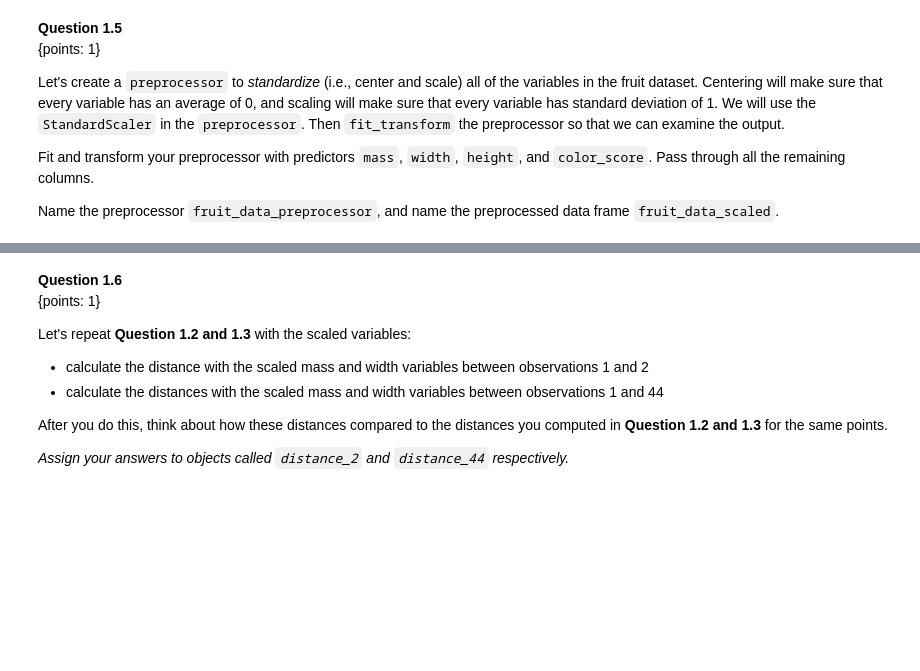
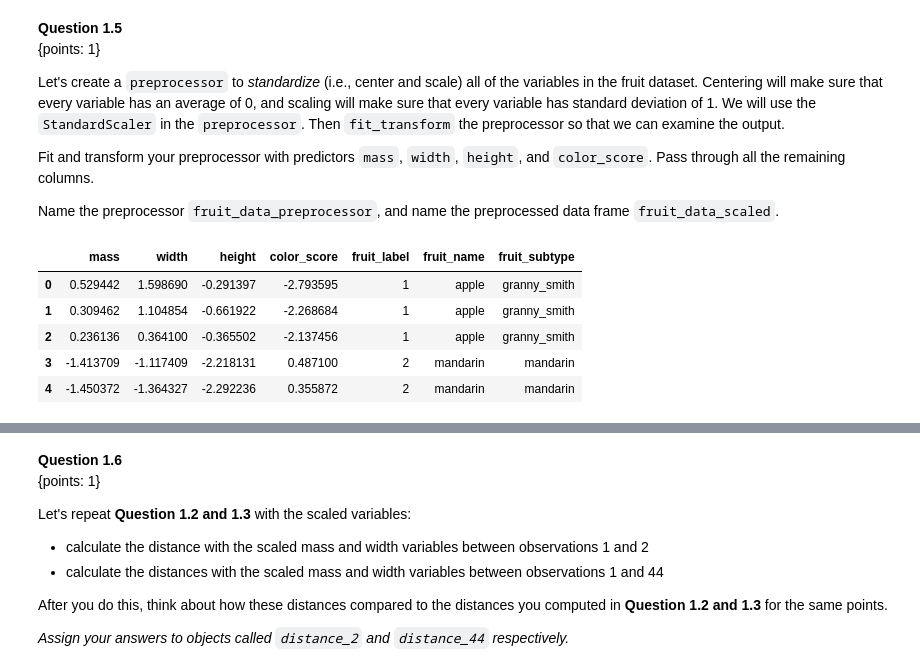
Before and after one commit to kshim99/DS-Modelling-Practice, a Jupyter notebook: data-science-a-first-intro-python-worksheets-main/py_worksheet_classification2/py_worksheet_classification2.ipynb, the cells around one changed output, grey strips where cells are left out. Cells and saved outputs as stored; diff of their text form; code cells hidden in the pictures; blank space fills up the shorter version.

```diff
--- a/data-science-a-first-intro-python-worksheets-main/py_worksheet_classification2/py_worksheet_classification2.ipynb
+++ b/data-science-a-first-intro-python-worksheets-main/py_worksheet_classification2/py_worksheet_classification2.ipynb
@@ -231,15 +261,30 @@ Name the preprocessor `fruit_data_preprocessor`, and name the preprocessed data
 # %%
 # ___ = ___(
 #     (StandardScaler(), [___, ___, ___, ___]),
 #     remainder=___
 # )
 
 # ___ = fruit_data_preprocessor.___(___)
 
 
 # your code here
-raise NotImplementedError
+
+fruit_data_preprocessor = make_column_transformer(
+    (StandardScaler(), ["mass", "width", "height", "color_score"]),
+    remainder='passthrough',
+    verbose_feature_names_out=False
+)
+fruit_data_scaled = fruit_data_preprocessor.fit_transform(fruit_data)
+#fruit_data_scaled.rename(columns={"remainder__fruit_label": "fruit_label", "remainder__fruit_name": "fruit_name", "remainder__fruit_subtype": "fruit_subtype", "remainder__color_score": "color_score"}, inplace=False)
+
 fruit_data_scaled.head()
+# %% [output]
+|  | mass | width | height | color_score | fruit_label | fruit_name | fruit_subtype |
+| 0 | 0.529442 | 1.598690 | -0.291397 | -2.793595 | 1 | apple | granny_smith |
+| 1 | 0.309462 | 1.104854 | -0.661922 | -2.268684 | 1 | apple | granny_smith |
+| 2 | 0.236136 | 0.364100 | -0.365502 | -2.137456 | 1 | apple | granny_smith |
+| 3 | -1.413709 | -1.117409 | -2.218131 | 0.487100 | 2 | mandarin | mandarin |
+| 4 | -1.450372 | -1.364327 | -2.292236 | 0.355872 | 2 | mandarin | mandarin |
 # %%
 from hashlib import sha1
 assert sha1(str(type(fruit_data_scaled is None)).encode("utf-8")+b"335d9c06fbd9d8ad").hexdigest() == "3f73c3e9f48dc9cc05dfc4007f63f9abea0f0f53", "type of fruit_data_scaled is None is not bool. fruit_data_scaled is None should be a bool"
```
Also changed, not shown: parts of 44 cells of this notebook.
